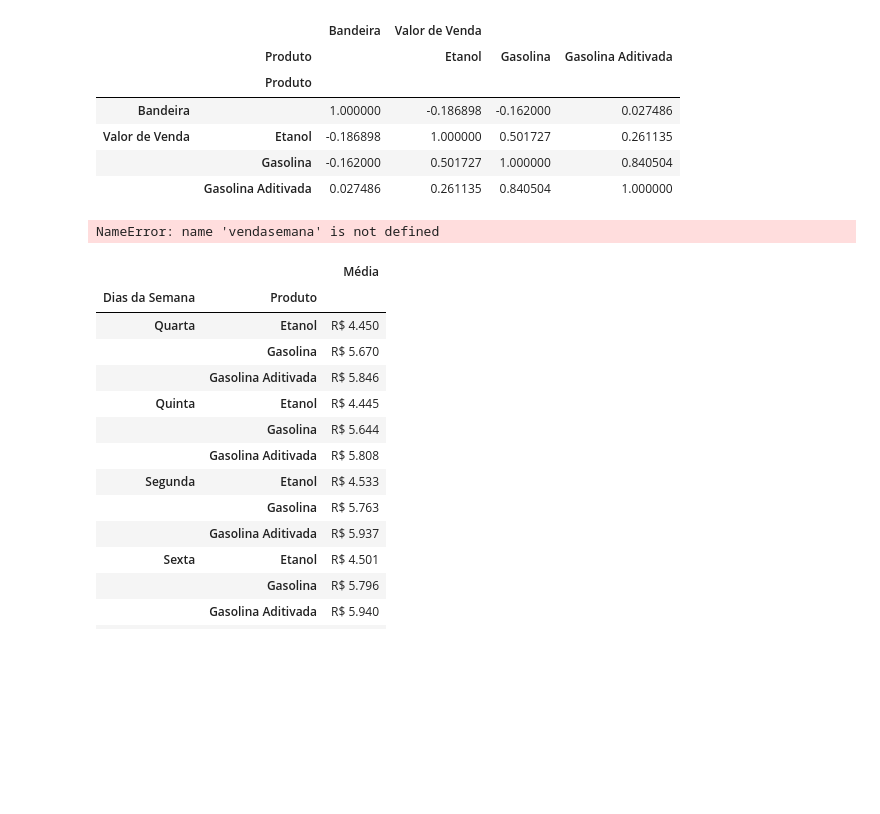
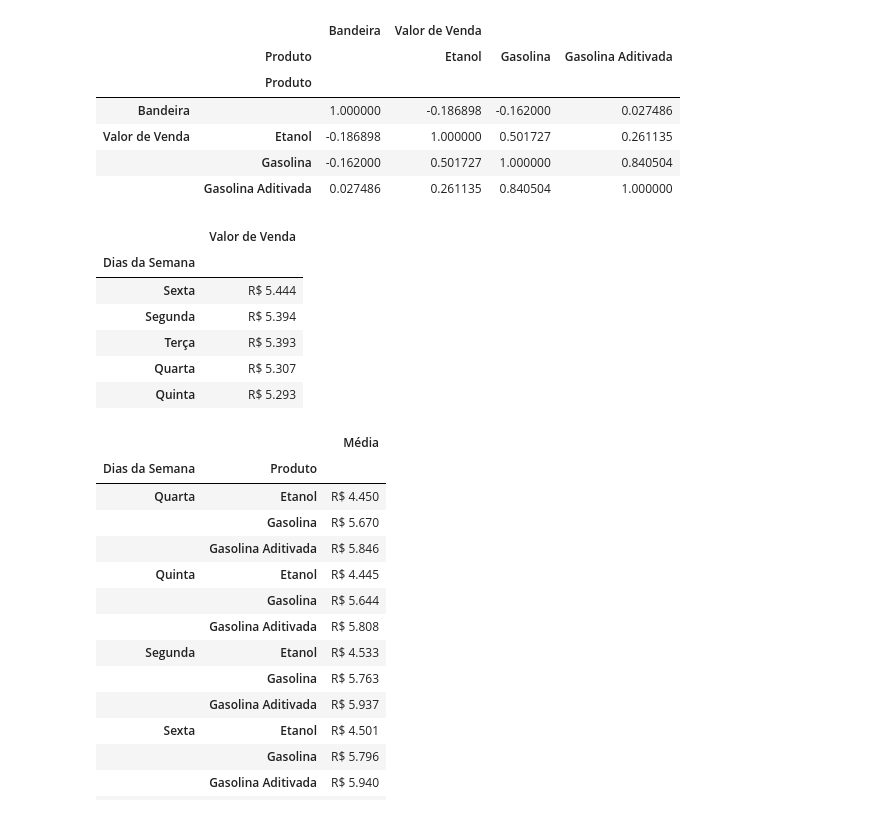
Before and after one commit to pedrorcm/Analise-Combustiveis-M4, a Jupyter notebook: main.ipynb, the cells around one changed output. Drawn from its saved outputs; the diff is of its cells as text; code cells hidden in the pictures; blank space fills up the shorter version.

```diff
--- a/main.ipynb
+++ b/main.ipynb
@@ -766,20 +778,26 @@ media_bandeira_1.corr()
 # %%
 # EXTRA 1: Qual dia da semana possui o valor dos combustíveis mais caros?
 
 # Inicialmente fizemos um dataframe agrupando a média do valor de venda por dias da semana. Foi verificado que os dados estão contidos em dias úteis.
 venda_semana = conjunto_dados.groupby(['Dias da Semana'])[['Valor de Venda']].mean()
 
 # Classificamos pelo Valor de venda para o maior número
 venda_semana.sort_values('Valor de Venda', inplace=True, ascending=False)
 
 # Estilizamos para o formato de 3 números após a vírgula
-vendasemana.style.format(' R$ {:,.3f}').background_gradient(cmap='Reds')
+venda_semana.style.format(' R$ {:,.3f}').background_gradient(cmap='Reds')
 
 # Sextas possuem valores mais caros em todos os combustíveis.
 # offtopic: Podemos colocar como gráfico de barras também
 #sns.barplot(x=vendasemana.index,y='Valor de Venda',data = vendasemana)
 # %% [output]
-NameError: name 'vendasemana' is not defined
+|  | Valor de Venda |
+| Dias da Semana |  |
+| Sexta | R$ 5.444 |
+| Segunda | R$ 5.394 |
+| Terça | R$ 5.393 |
+| Quarta | R$ 5.307 |
+| Quinta | R$ 5.293 |
 # %%
 # Ainda o EXTRA 1
 
```
Also changed, not shown: parts of 2 cells of this notebook.
